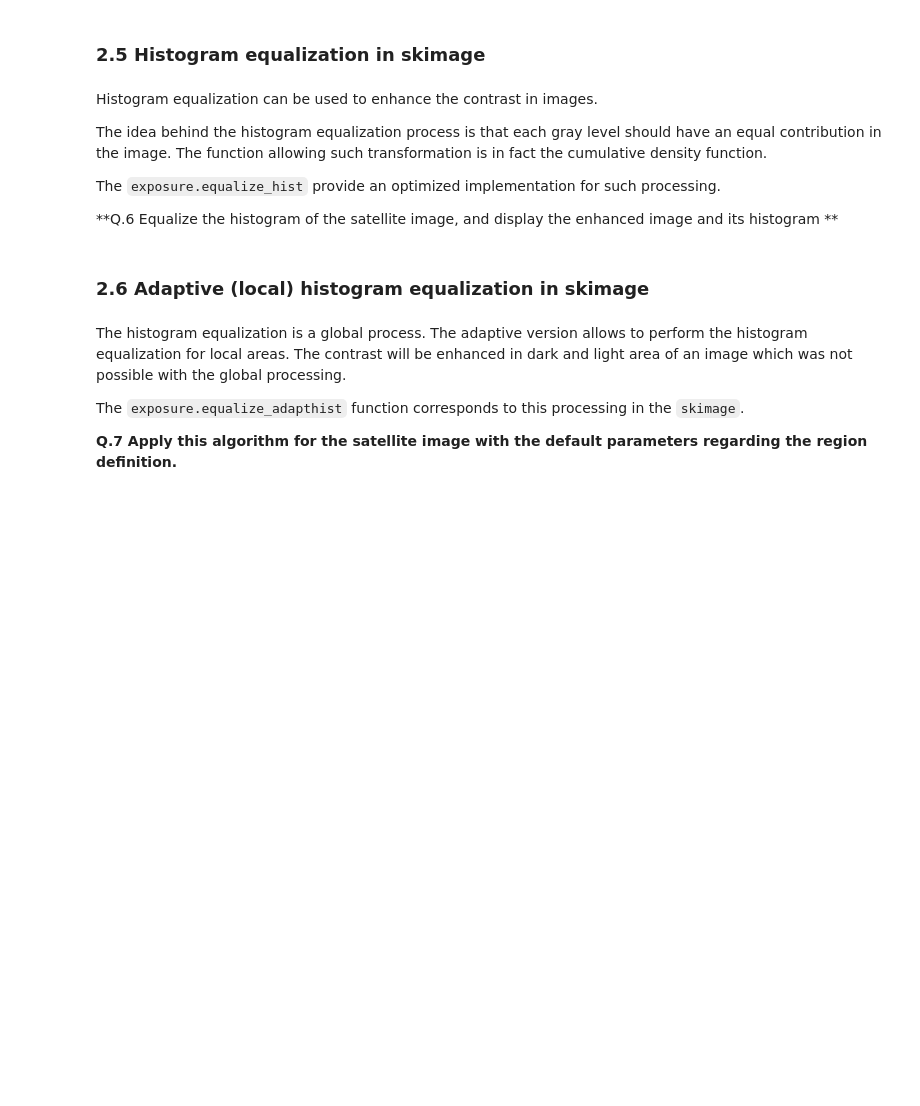
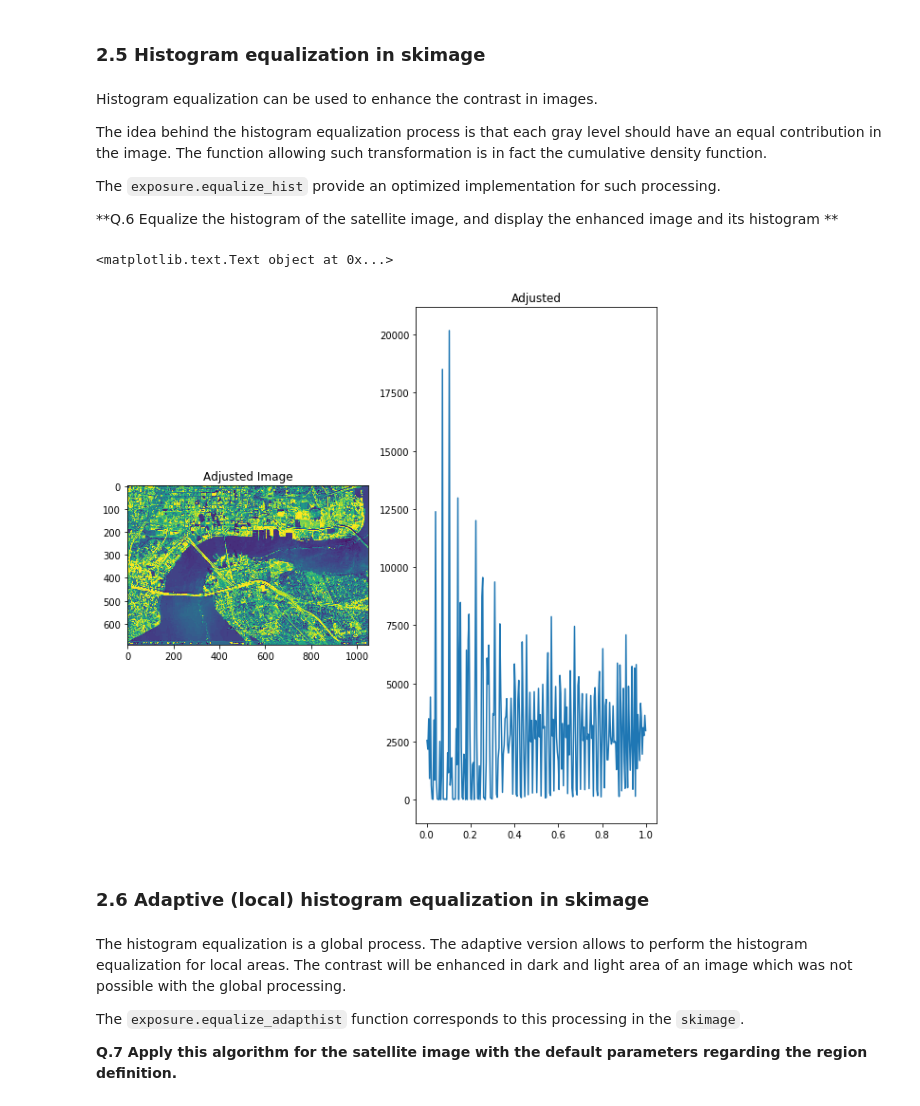
Before and after one commit to NataliaHerreraMurillo/B31XB-IIP-TP-1718, a Jupyter notebook: 2-image-enhancement/2-enhancement.ipynb, the cells around one changed output. Cells and saved outputs as stored; diff of their text form; code cells hidden in the pictures; blank space fills up the shorter version.

```diff
--- a/2-image-enhancement/2-enhancement.ipynb
+++ b/2-image-enhancement/2-enhancement.ipynb
@@ -203,6 +279,21 @@ The idea behind the histogram equalization process is that each gray level shoul
 The `exposure.equalize_hist` provide an optimized implementation for such processing.
 
 **Q.6 Equalize the histogram of the satellite image, and display the enhanced image and its histogram **
+# %%
+fig, axs = plt.subplots(nrows=1, ncols=2, figsize=(10, 10))
+ax0, ax1 =axs.ravel()
+
+# Adjusted
+equa = exposure.equalize_hist(satellite_im)
+ax0.imshow(stretching)
+ax0.set_title('Adjusted Image')
+
+x1,y1 = exposure.histogram(equa)
+ax1.plot(y1,x1)
+ax1.set_title('Adjusted')
+# %% [output]
+<matplotlib.text.Text object at 0x...>
+[figure, added]
 # %% [markdown]
 ### 2.6 Adaptive (local) histogram equalization in skimage
 # %% [markdown]
```
Also changed, not shown: parts of 10 cells of this notebook.
